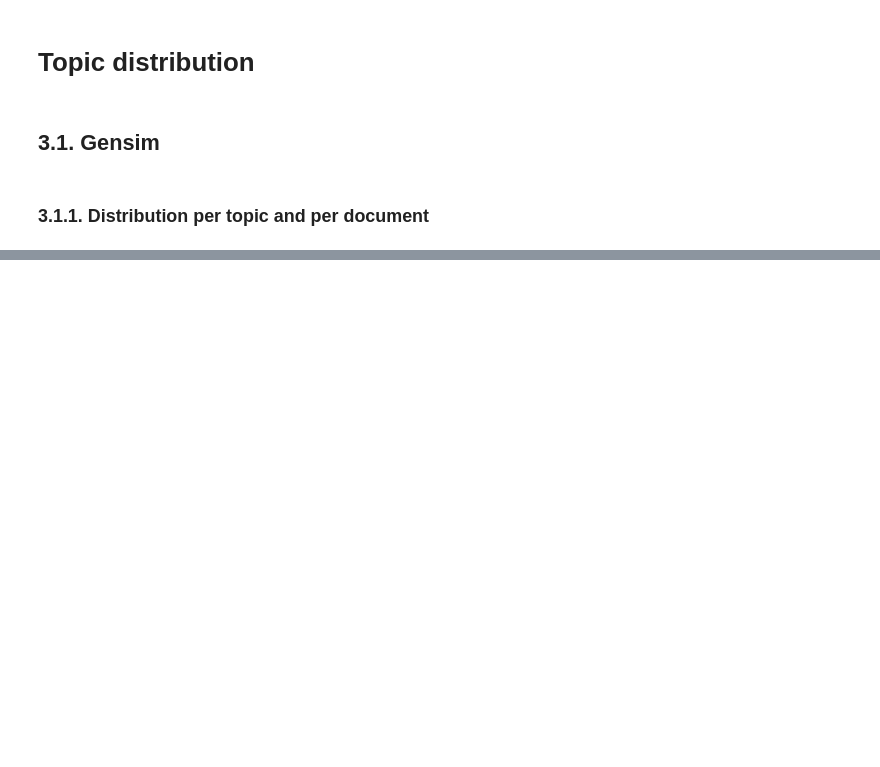
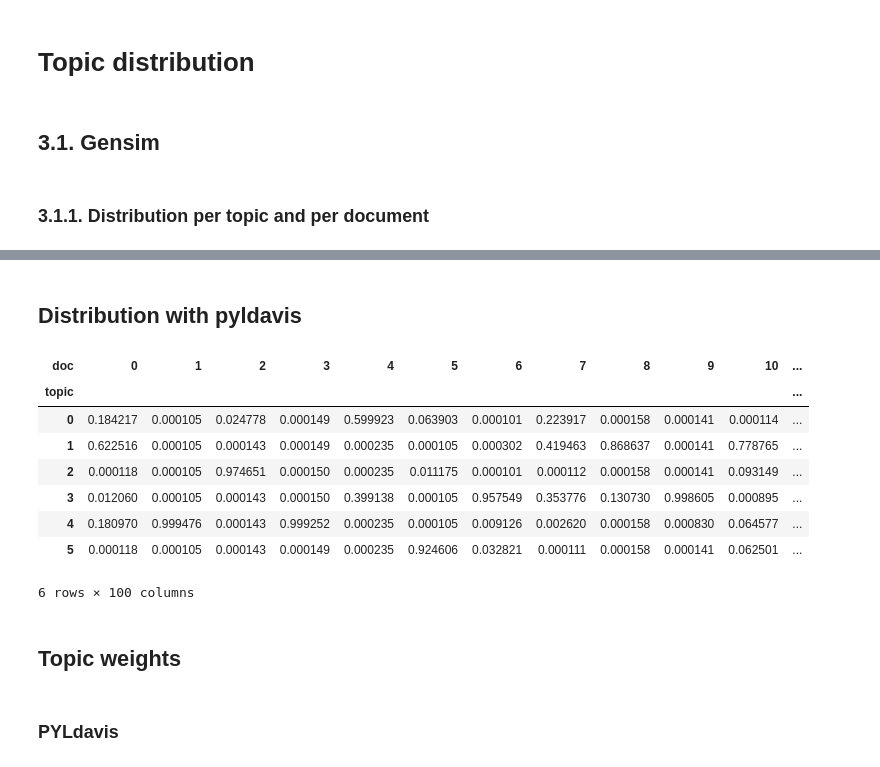
Before and after one commit to DHARPA-Project/TopicModelling-, a Jupyter notebook: tests_topic_modelling_gensim_mallet.ipynb, the cells around one changed output, grey strips where cells are left out. Cells and saved outputs as stored; diff of their text form; code cells hidden in the pictures; blank space fills up the shorter version.

```diff
--- a/tests_topic_modelling_gensim_mallet.ipynb
+++ b/tests_topic_modelling_gensim_mallet.ipynb
@@ -590,3 +175,0 @@ def _extract_data(topic_model, corpus, dictionary, doc_topic_dists=None):
-# %%
-%%capture
-ldamodel = models.LdaModel(corpus, num_topics=numtopics, id2word = id2word, minimum_probability=0)
@@ -788,0 +191,15 @@ plt.legend()
+# %% [markdown]
+## Distribution with pyldavis
+# %%
+def _df_with_names(data, index_name, columns_name):
+    if type(data) == pd.DataFrame:
+        # we want our index to be numbered
+        df = pd.DataFrame(data.values)
+    else:
+        df = pd.DataFrame(data)
+    df.index.name = index_name
+    df.columns.name = columns_name
+    return df
+# %%
+#PylDavis:
+gamma, _ = ldamodel.inference(corpus)
@@ -788,0 +208,18 @@ plt.legend()
+# %%
+doc_topic_dists = _df_with_names(doc_topic_dists, 'doc', 'topic')
+# %%
+doc_topic_dists.T
+# %% [output]
+| doc | 0 | 1 | 2 | 3 | 4 | 5 | 6 | 7 | 8 | 9 | 10 | ... |
+| topic |  |  |  |  |  |  |  |  |  |  |  | ... |
+| 0 | 0.184217 | 0.000105 | 0.024778 | 0.000149 | 0.599923 | 0.063903 | 0.000101 | 0.223917 | 0.000158 | 0.000141 | 0.000114 | ... |
+| 1 | 0.622516 | 0.000105 | 0.000143 | 0.000149 | 0.000235 | 0.000105 | 0.000302 | 0.419463 | 0.868637 | 0.000141 | 0.778765 | ... |
+| 2 | 0.000118 | 0.000105 | 0.974651 | 0.000150 | 0.000235 | 0.011175 | 0.000101 | 0.000112 | 0.000158 | 0.000141 | 0.093149 | ... |
+| 3 | 0.012060 | 0.000105 | 0.000143 | 0.000150 | 0.399138 | 0.000105 | 0.957549 | 0.353776 | 0.130730 | 0.998605 | 0.000895 | ... |
+| 4 | 0.180970 | 0.999476 | 0.000143 | 0.999252 | 0.000235 | 0.000105 | 0.009126 | 0.002620 | 0.000158 | 0.000830 | 0.064577 | ... |
+| 5 | 0.000118 | 0.000105 | 0.000143 | 0.000149 | 0.000235 | 0.924606 | 0.032821 | 0.000111 | 0.000158 | 0.000141 | 0.062501 | ... |
+6 rows × 100 columns
+# %% [markdown]
+## Topic weights
+# %% [markdown]
+### PYLdavis
```
Also changed, not shown: parts of 95 cells of this notebook.
